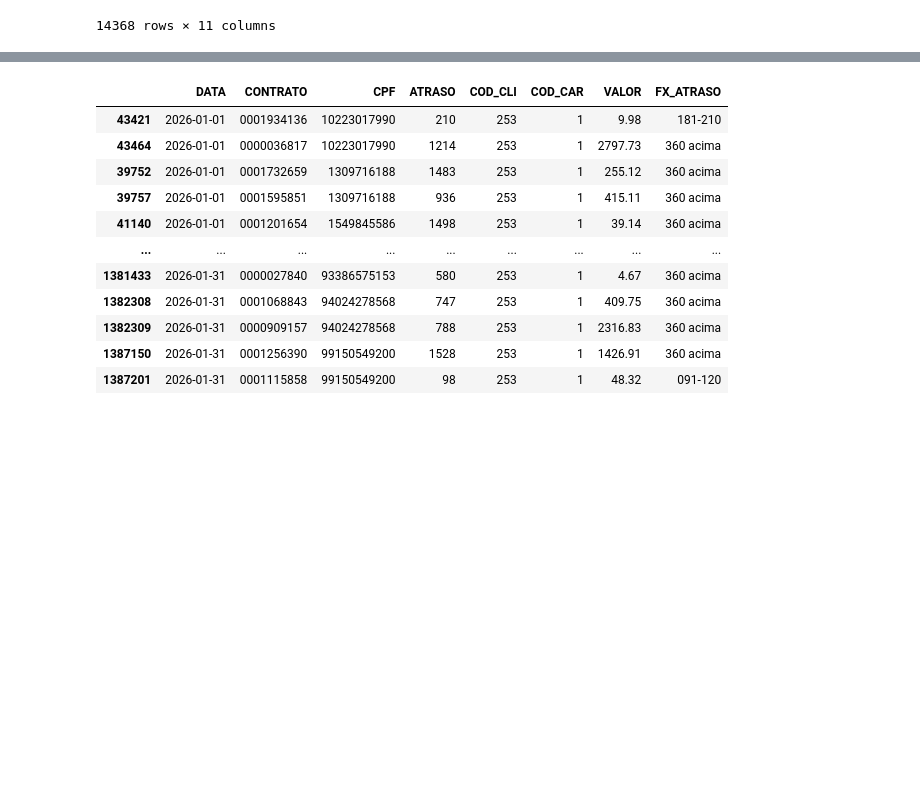
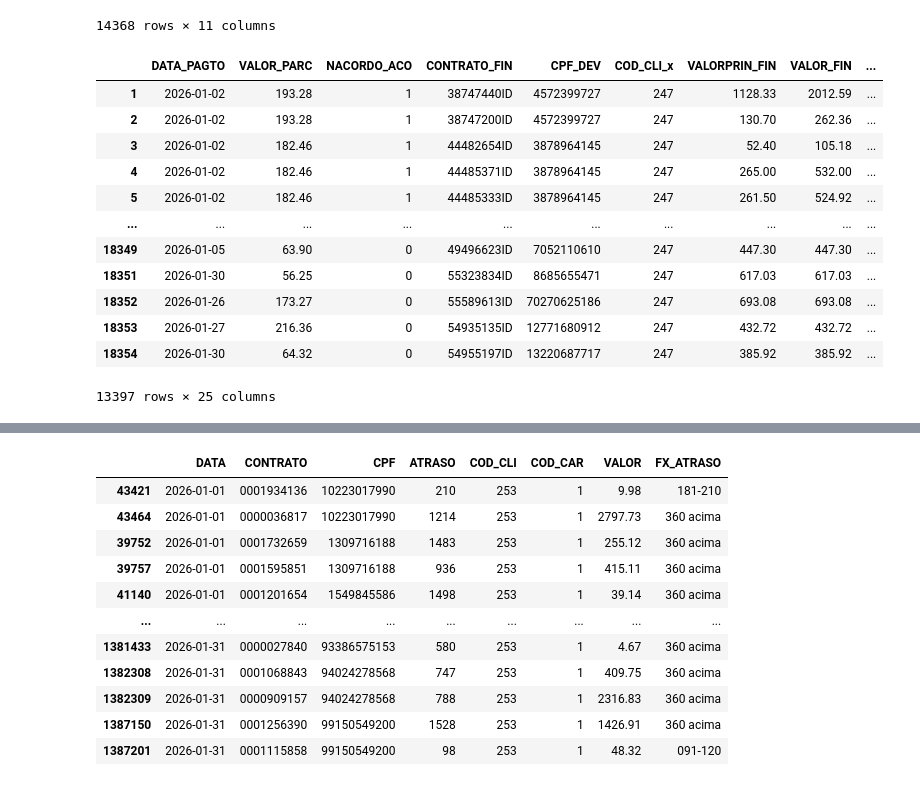
Before and after one commit to Claudiano-alves/Data-Analysis-Portfolio, a Jupyter notebook: Projects/notebooks/data_wrangling_renner.ipynb, the cells around one changed output, grey strips where cells are left out. Cells and saved outputs as stored; diff of their text form; code cells hidden in the pictures; blank space fills up the shorter version.

```diff
--- a/Projects/notebooks/data_wrangling_renner.ipynb
+++ b/Projects/notebooks/data_wrangling_renner.ipynb
@@ -402,3 +398,31 @@ df_acionamentos_final
 | 14366 | 2026-01-31 | CPCA | 170.0 | Esforço | Esforço | N/A | 0 | 0 | 0 | ... |
 | 14367 | 2026-01-31 | Promessa | 91.0 | Esforço | Esforço | N/A | 0 | 0 | 0 | ... |
 14368 rows × 11 columns
+# %%
+from utils.pagamentos.data_processing import data_pagamentos
+from utils.pagamentos.metricas_acumuladas import gerar_acumulado_por_dia_util
+from Renner.src.config import DIMENSOES_PAGAMENTOS
+
+#df_acordos
+df_pagamentos_tratado, df_pagamentos_sem_fx_atraso, df_pagamentos_analitico = data_pagamentos(
+    df_pagamentos=df_pagamentos,
+    df_acordos=df_acordos,
+    df_mailing_hist=df_tratado,
+    df_dw_calendario=df_dw_calendario
+)
+
+df_pagamentos_tratado
+# %% [output]
+|  | DATA_PAGTO | VALOR_PARC | NACORDO_ACO | CONTRATO_FIN | CPF_DEV | COD_CLI_x | VALORPRIN_FIN | VALOR_FIN | ... |
+| 1 | 2026-01-02 | 193.28 | 1 | 38747440ID | 4572399727 | 247 | 1128.33 | 2012.59 | ... |
+| 2 | 2026-01-02 | 193.28 | 1 | 38747200ID | 4572399727 | 247 | 130.70 | 262.36 | ... |
+| 3 | 2026-01-02 | 182.46 | 1 | 44482654ID | 3878964145 | 247 | 52.40 | 105.18 | ... |
+| 4 | 2026-01-02 | 182.46 | 1 | 44485371ID | 3878964145 | 247 | 265.00 | 532.00 | ... |
+| 5 | 2026-01-02 | 182.46 | 1 | 44485333ID | 3878964145 | 247 | 261.50 | 524.92 | ... |
+| ... | ... | ... | ... | ... | ... | ... | ... | ... | ... |
+| 18349 | 2026-01-05 | 63.90 | 0 | 49496623ID | 7052110610 | 247 | 447.30 | 447.30 | ... |
+| 18351 | 2026-01-30 | 56.25 | 0 | 55323834ID | 8685655471 | 247 | 617.03 | 617.03 | ... |
+| 18352 | 2026-01-26 | 173.27 | 0 | 55589613ID | 70270625186 | 247 | 693.08 | 693.08 | ... |
+| 18353 | 2026-01-27 | 216.36 | 0 | 54935135ID | 12771680912 | 247 | 432.72 | 432.72 | ... |
+| 18354 | 2026-01-30 | 64.32 | 0 | 54955197ID | 13220687717 | 247 | 385.92 | 385.92 | ... |
+13397 rows × 25 columns
```
Also changed, not shown: parts of 6 cells of this notebook, 4 other files.
